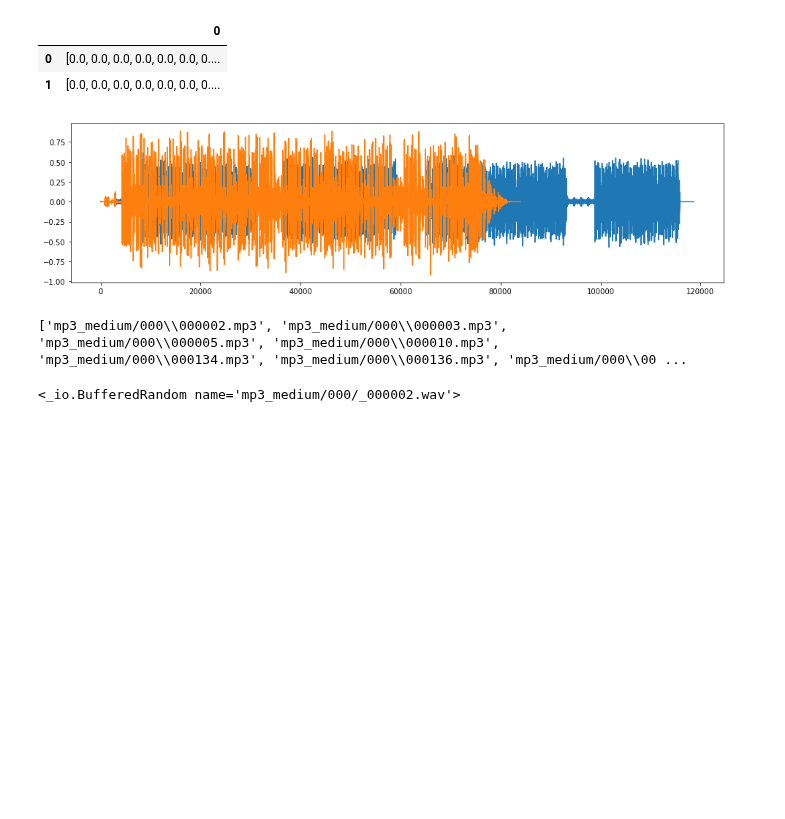
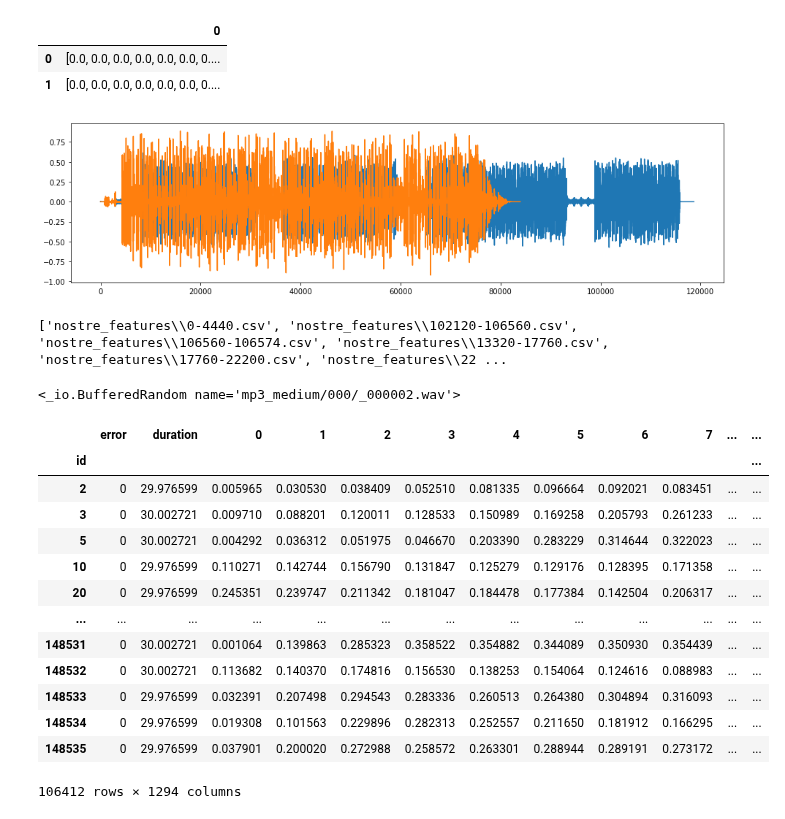
Before and after one commit to cri98li/Data-Mining-2-Project-ts-classification, a Jupyter notebook: librosa_test.ipynb, the cells around one changed output. Cells and saved outputs as stored; diff of their text form; code cells hidden in the pictures; blank space fills up the shorter version.

```diff
--- a/librosa_test.ipynb
+++ b/librosa_test.ipynb
@@ -239,18 +252,47 @@ plot(y2)
 show()
 # %% [output]
 [figure]
-# %%
-import os
-import glob
-# files
-lst = glob.glob("mp3_medium/000/*.mp3")
-print(lst)
-
-for file in lst:
-# convert wav to mp3
-    os.system(f"""ffmpeg -i {file} -vn -ar 22050 -ac 2 -b:a 192k {file[:-4]}.mp3""")
-# %% [output]
-['mp3_medium/000\\000002.mp3', 'mp3_medium/000\\000003.mp3', 'mp3_medium/000\\000005.mp3', 'mp3_medium/000\\000010.mp3', 'mp3_medium/000\\000134.mp3', 'mp3_medium/000\\000136.mp3', 'mp3_medium/000\\00 ...
+# %%
+import os
+import glob
+# files
+lst = glob.glob("nostre_features/*.csv")
+print(lst)
+
+out = open('nostre_features/complessivo_rms.csv', 'w')
+
+f = open(lst[0], 'r')
+lines = f.readlines()
+out.write(lines[0]+"\n")
+f.close()
+
+for file in tq.tqdm(lst):
+    f = open(file, 'r')
+    out.writelines(f.readlines()[1:])
+    f.close()
+
+out.close()
+# %% [output]
+['nostre_features\\0-4440.csv', 'nostre_features\\102120-106560.csv', 'nostre_features\\106560-106574.csv', 'nostre_features\\13320-17760.csv', 'nostre_features\\17760-22200.csv', 'nostre_features\\22 ...
 # %%
 # %% [output]
 <_io.BufferedRandom name='mp3_medium/000/_000002.wav'>
+# %%
+df_letto = pd.read_csv("nostre_features/complessivo_rms.csv", index_col="id")
+# %%
+df_letto
+# %% [output]
+|  | error | duration | 0 | 1 | 2 | 3 | 4 | 5 | 6 | 7 | ... | ... |
+| id |  |  |  |  |  |  |  |  |  |  |  | ... |
+| 2 | 0 | 29.976599 | 0.005965 | 0.030530 | 0.038409 | 0.052510 | 0.081335 | 0.096664 | 0.092021 | 0.083451 | ... | ... |
+| 3 | 0 | 30.002721 | 0.009710 | 0.088201 | 0.120011 | 0.128533 | 0.150989 | 0.169258 | 0.205793 | 0.261233 | ... | ... |
+| 5 | 0 | 30.002721 | 0.004292 | 0.036312 | 0.051975 | 0.046670 | 0.203390 | 0.283229 | 0.314644 | 0.322023 | ... | ... |
+| 10 | 0 | 29.976599 | 0.110271 | 0.142744 | 0.156790 | 0.131847 | 0.125279 | 0.129176 | 0.128395 | 0.171358 | ... | ... |
+| 20 | 0 | 29.976599 | 0.245351 | 0.239747 | 0.211342 | 0.181047 | 0.184478 | 0.177384 | 0.142504 | 0.206317 | ... | ... |
+| ... | ... | ... | ... | ... | ... | ... | ... | ... | ... | ... | ... | ... |
+| 148531 | 0 | 30.002721 | 0.001064 | 0.139863 | 0.285323 | 0.358522 | 0.354882 | 0.344089 | 0.350930 | 0.354439 | ... | ... |
+| 148532 | 0 | 30.002721 | 0.113682 | 0.140370 | 0.174816 | 0.156530 | 0.138253 | 0.154064 | 0.124616 | 0.088983 | ... | ... |
+| 148533 | 0 | 29.976599 | 0.032391 | 0.207498 | 0.294543 | 0.283336 | 0.260513 | 0.264380 | 0.304894 | 0.316093 | ... | ... |
+| 148534 | 0 | 29.976599 | 0.019308 | 0.101563 | 0.229896 | 0.282313 | 0.252557 | 0.211650 | 0.181912 | 0.166295 | ... | ... |
+| 148535 | 0 | 29.976599 | 0.037901 | 0.200020 | 0.272988 | 0.258572 | 0.263301 | 0.288944 | 0.289191 | 0.273172 | ... | ... |
+106412 rows × 1294 columns
```
Also changed, not shown: parts of 17 cells of this notebook, 1 other file.
